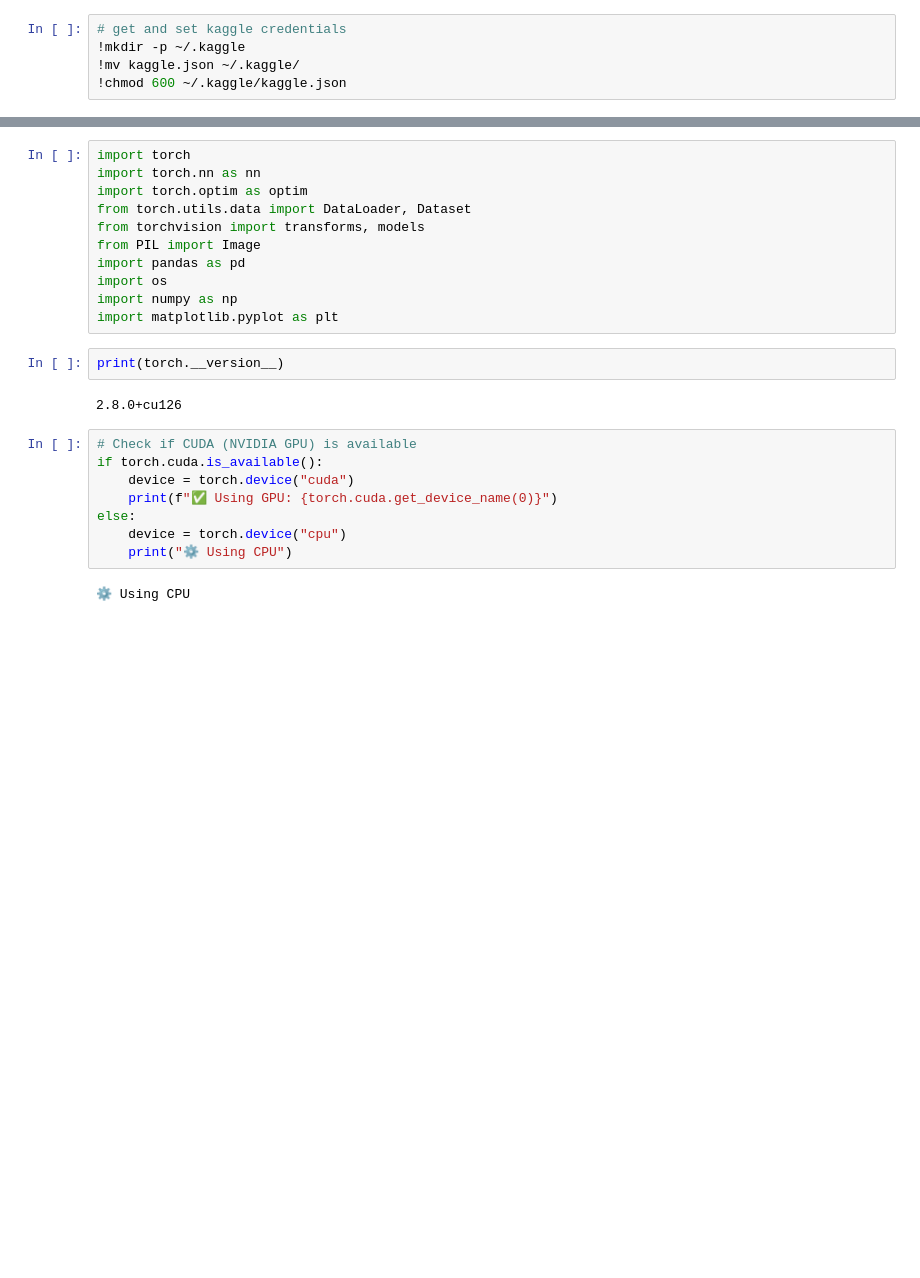
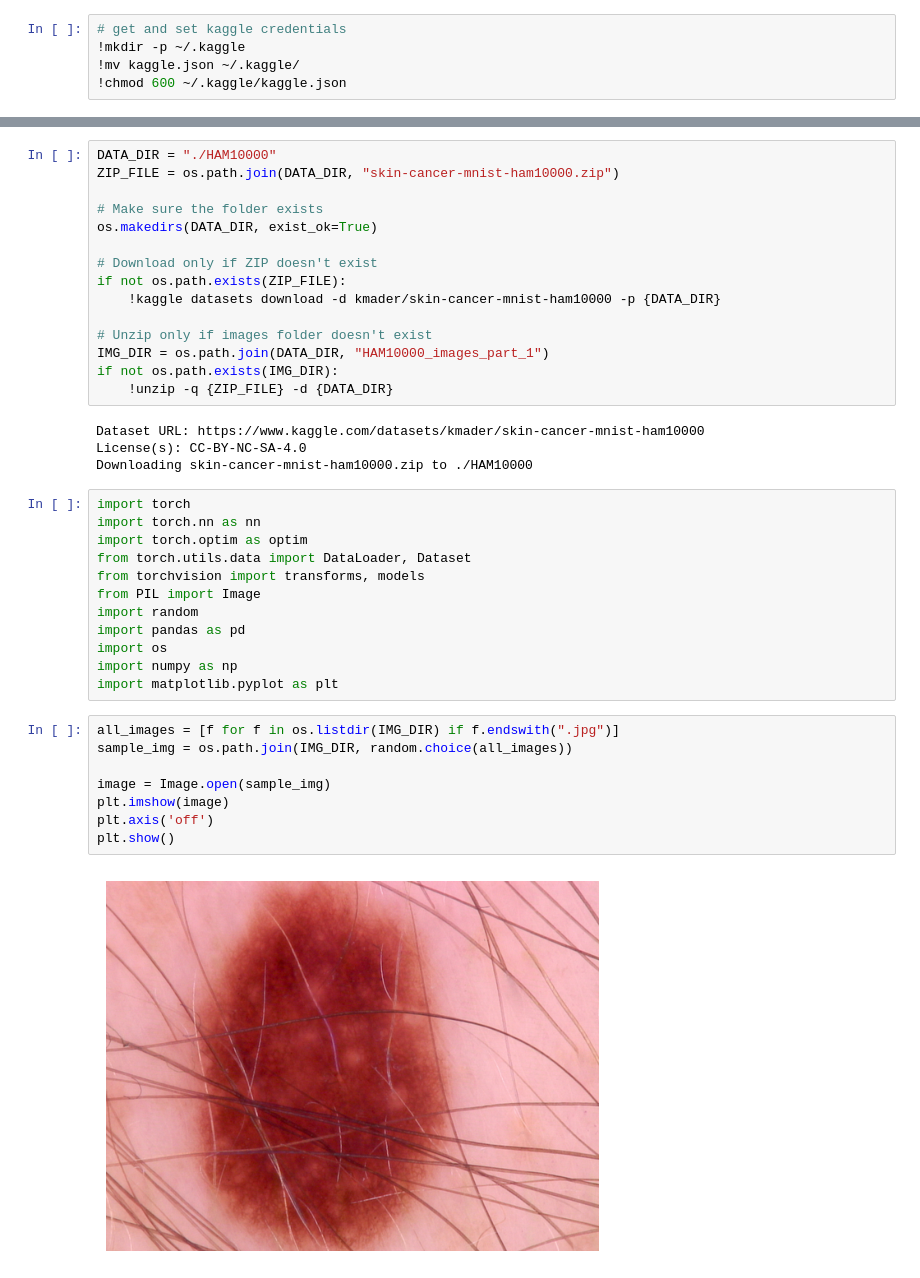
Before and after one commit to ogc1231/mole_classification_deep_learning, a Jupyter notebook: Deepl_Learning_Project.ipynb, the cells around one changed output, grey strips where cells are left out. Cells and saved outputs as stored; diff of their text form; blank space fills up the shorter version.

Commit message:
skip dataset download if already downloaded, preview random image from dataset

```diff
--- a/Deepl_Learning_Project.ipynb
+++ b/Deepl_Learning_Project.ipynb
@@ -56,3 +35,22 @@ Downloading skin-cancer-mnist-ham10000.zip to /content
+# %%
+DATA_DIR = "./HAM10000"
+ZIP_FILE = os.path.join(DATA_DIR, "skin-cancer-mnist-ham10000.zip")
+
+# Make sure the folder exists
+os.makedirs(DATA_DIR, exist_ok=True)
+
+# Download only if ZIP doesn't exist
+if not os.path.exists(ZIP_FILE):
+    !kaggle datasets download -d kmader/skin-cancer-mnist-ham10000 -p {DATA_DIR}
+
+# Unzip only if images folder doesn't exist
+IMG_DIR = os.path.join(DATA_DIR, "HAM10000_images_part_1")
+if not os.path.exists(IMG_DIR):
+    !unzip -q {ZIP_FILE} -d {DATA_DIR}
+# %% [output]
+Dataset URL: https://www.kaggle.com/datasets/kmader/skin-cancer-mnist-ham10000
+License(s): CC-BY-NC-SA-4.0
+Downloading skin-cancer-mnist-ham10000.zip to ./HAM10000
 # %%
 import torch
 import torch.nn as nn
@@ -60,21 +58,18 @@ import torch.optim as optim
 from torch.utils.data import DataLoader, Dataset
 from torchvision import transforms, models
 from PIL import Image
+import random
 import pandas as pd
 import os
 import numpy as np
 import matplotlib.pyplot as plt
-# %%
-print(torch.__version__)
-# %% [output]
-2.8.0+cu126
-# %%
-# Check if CUDA (NVIDIA GPU) is available
-if torch.cuda.is_available():
-    device = torch.device("cuda")
-    print(f"✅ Using GPU: {torch.cuda.get_device_name(0)}")
-else:
-    device = torch.device("cpu")
-    print("⚙️ Using CPU")
-# %% [output]
-⚙️ Using CPU
+# %%
+all_images = [f for f in os.listdir(IMG_DIR) if f.endswith(".jpg")]
+sample_img = os.path.join(IMG_DIR, random.choice(all_images))
+
+image = Image.open(sample_img)
+plt.imshow(image)
+plt.axis('off')
+plt.show()
+# %% [output]
+[figure, added]
```
Also changed, not shown: parts of 2 cells of this notebook.
